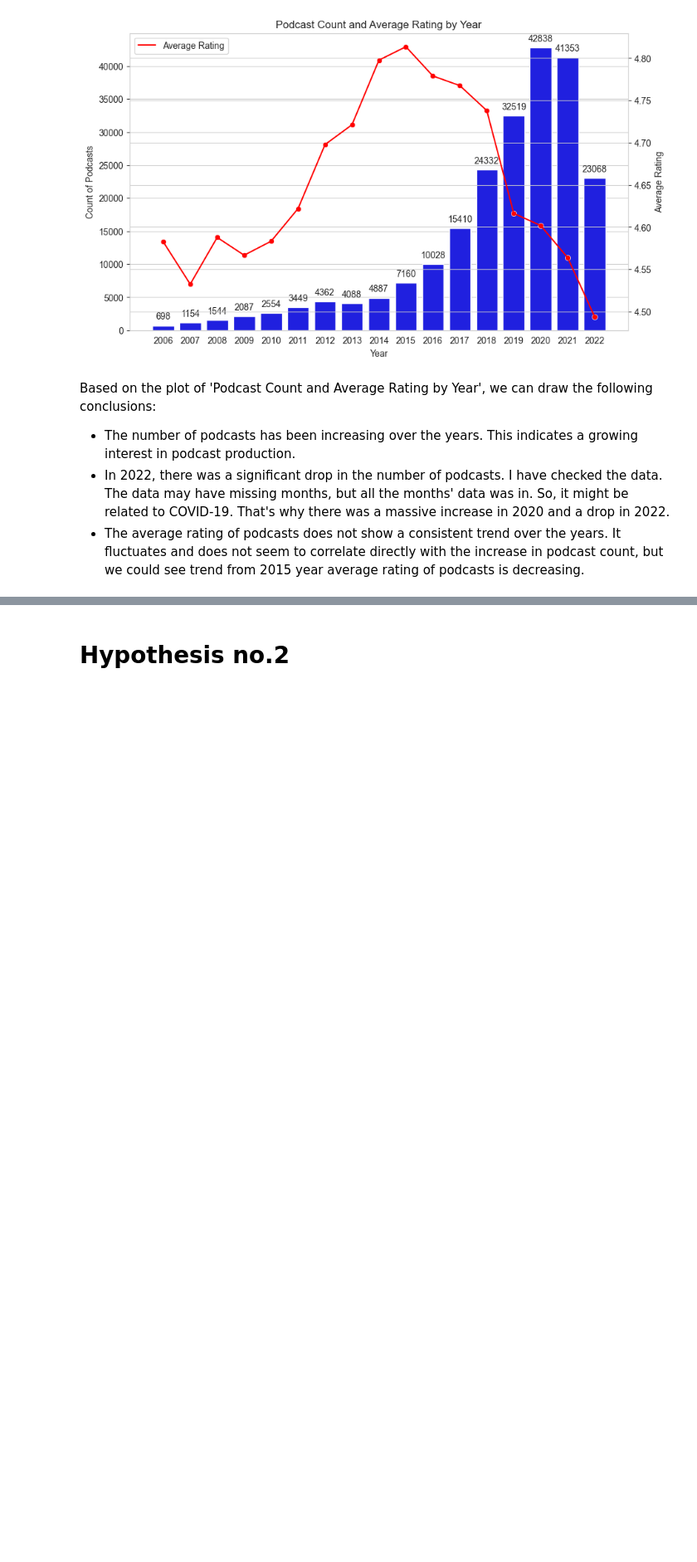
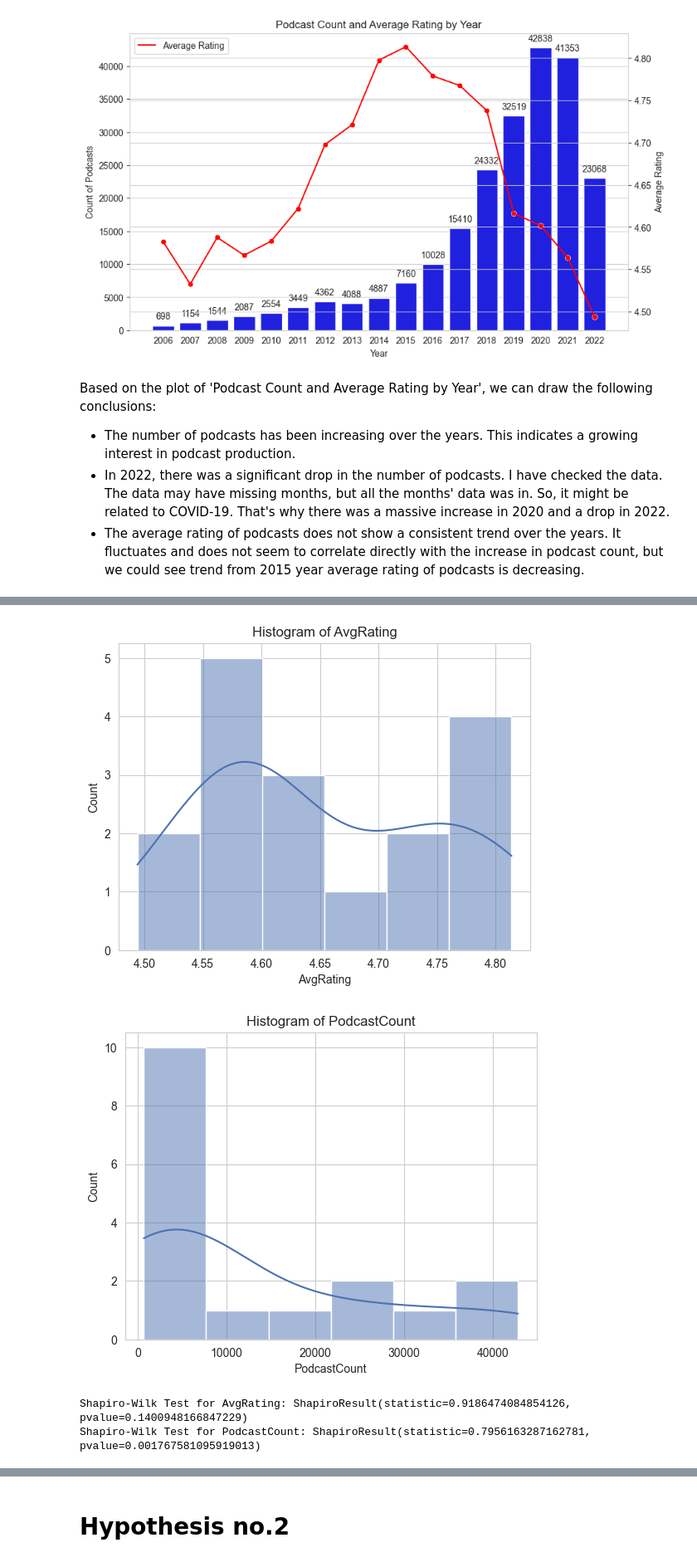
Before and after one commit to KestutisGri/sprint2, a Jupyter notebook: Sprint_2.ipynb, the cells around one changed output, grey strips where cells are left out. Shown at 83% size. Drawn from its saved outputs; the diff is of its cells as text; code cells hidden in the pictures; blank space fills up the shorter version.

```diff
--- a/Sprint_2.ipynb
+++ b/Sprint_2.ipynb
@@ -355,0 +347,19 @@ The correlation between podcast count per year and average rating of podcasts is
+# %%
+data_avg_rating = yearly_avg_ratings['AvgRating']
+data_counts = yearly_counts['PodcastCount']
+
+sns.histplot(data_avg_rating, kde=True)
+plt.title('Histogram of AvgRating')
+plt.show()
+
+sns.histplot(data_counts, kde=True)
+plt.title('Histogram of PodcastCount')
+plt.show()
+
+print("Shapiro-Wilk Test for AvgRating:", stats.shapiro(data_avg_rating))
+print("Shapiro-Wilk Test for PodcastCount:", stats.shapiro(data_counts))
+# %% [output]
+[figure, added]
+[figure, added]
+Shapiro-Wilk Test for AvgRating: ShapiroResult(statistic=0.9186474084854126, pvalue=0.1400948166847229)
+Shapiro-Wilk Test for PodcastCount: ShapiroResult(statistic=0.7956163287162781, pvalue=0.001767581095919013)
```
Also changed, not shown: parts of 19 cells of this notebook.
